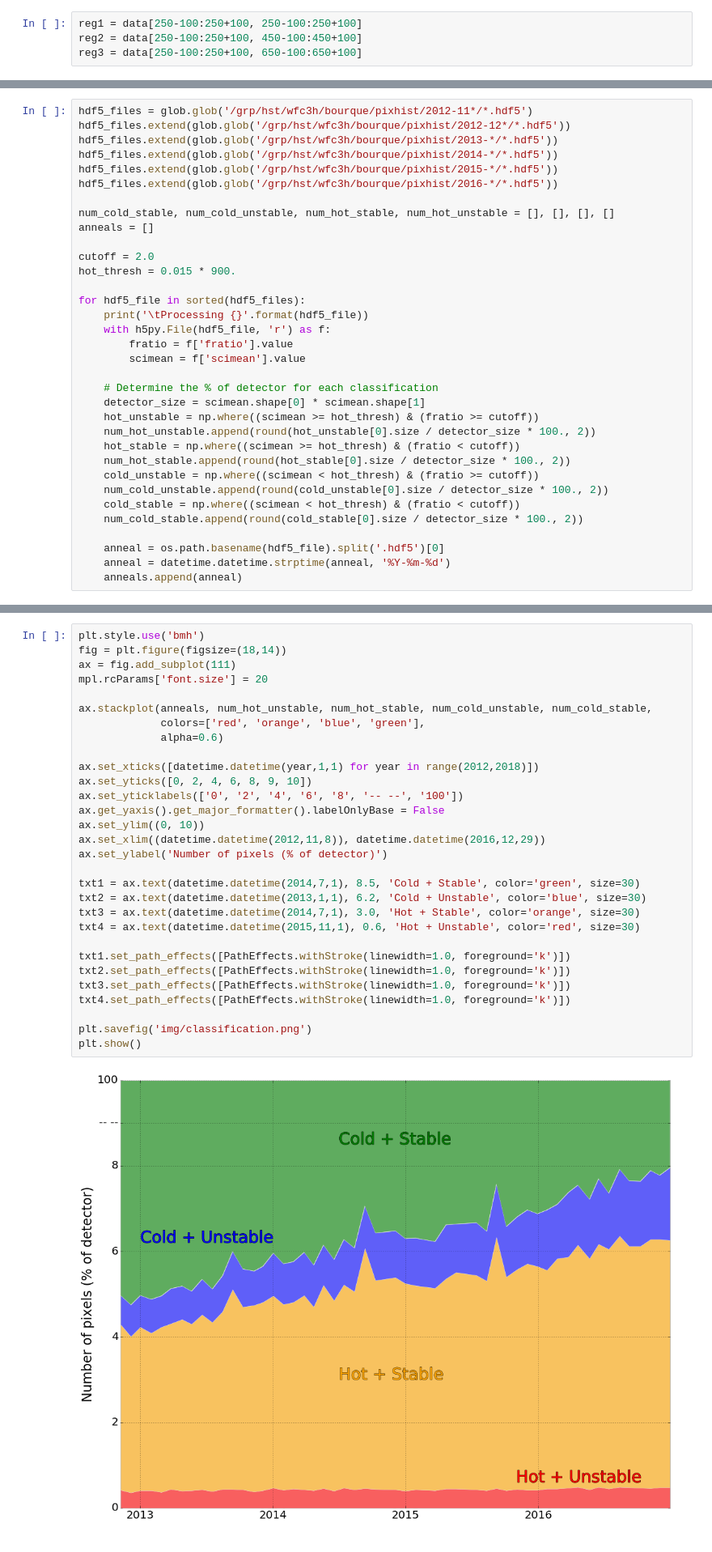
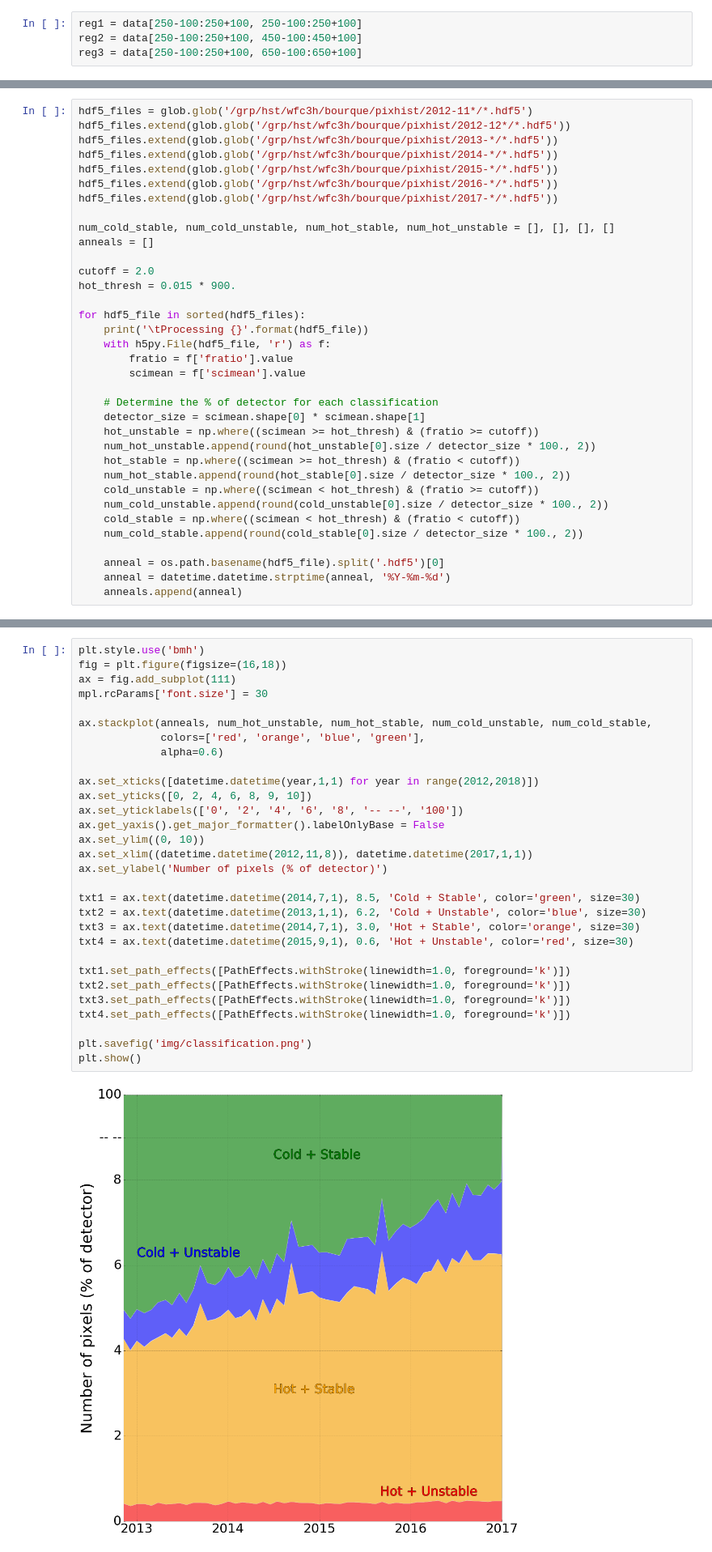
Before and after one commit to bourque/AAS-2017-Austin, a Jupyter notebook: create_figures.ipynb, the cells around one changed output, grey strips where cells are left out. Shown at 81% size. Cells and saved outputs as stored; diff of their text form.

```diff
--- a/create_figures.ipynb
+++ b/create_figures.ipynb
@@ -137,6 +138,7 @@ hdf5_files.extend(glob.glob('/grp/hst/wfc3h/bourque/pixhist/2013-*/*.hdf5'))
 hdf5_files.extend(glob.glob('/grp/hst/wfc3h/bourque/pixhist/2014-*/*.hdf5'))
 hdf5_files.extend(glob.glob('/grp/hst/wfc3h/bourque/pixhist/2015-*/*.hdf5'))
 hdf5_files.extend(glob.glob('/grp/hst/wfc3h/bourque/pixhist/2016-*/*.hdf5'))
+hdf5_files.extend(glob.glob('/grp/hst/wfc3h/bourque/pixhist/2017-*/*.hdf5'))
 
 num_cold_stable, num_cold_unstable, num_hot_stable, num_hot_unstable = [], [], [], []
 anneals = []
@@ -189,32 +191,32 @@ for hdf5_file in sorted(hdf5_files):
 # %%
 plt.style.use('bmh')
-fig = plt.figure(figsize=(18,14))
+fig = plt.figure(figsize=(16,18))
 ax = fig.add_subplot(111)
-mpl.rcParams['font.size'] = 20
+mpl.rcParams['font.size'] = 30
 
 ax.stackplot(anneals, num_hot_unstable, num_hot_stable, num_cold_unstable, num_cold_stable,
              colors=['red', 'orange', 'blue', 'green'],
              alpha=0.6)
 
 ax.set_xticks([datetime.datetime(year,1,1) for year in range(2012,2018)])
 ax.set_yticks([0, 2, 4, 6, 8, 9, 10])
 ax.set_yticklabels(['0', '2', '4', '6', '8', '-- --', '100'])
 ax.get_yaxis().get_major_formatter().labelOnlyBase = False
 ax.set_ylim((0, 10))
-ax.set_xlim((datetime.datetime(2012,11,8)), datetime.datetime(2016,12,29))
+ax.set_xlim((datetime.datetime(2012,11,8)), datetime.datetime(2017,1,1))
 ax.set_ylabel('Number of pixels (% of detector)')
 
 txt1 = ax.text(datetime.datetime(2014,7,1), 8.5, 'Cold + Stable', color='green', size=30)
 txt2 = ax.text(datetime.datetime(2013,1,1), 6.2, 'Cold + Unstable', color='blue', size=30)
 txt3 = ax.text(datetime.datetime(2014,7,1), 3.0, 'Hot + Stable', color='orange', size=30)
-txt4 = ax.text(datetime.datetime(2015,11,1), 0.6, 'Hot + Unstable', color='red', size=30)
+txt4 = ax.text(datetime.datetime(2015,9,1), 0.6, 'Hot + Unstable', color='red', size=30)
 
 txt1.set_path_effects([PathEffects.withStroke(linewidth=1.0, foreground='k')])
 txt2.set_path_effects([PathEffects.withStroke(linewidth=1.0, foreground='k')])
 txt3.set_path_effects([PathEffects.withStroke(linewidth=1.0, foreground='k')])
 txt4.set_path_effects([PathEffects.withStroke(linewidth=1.0, foreground='k')])
 
 plt.savefig('img/classification.png')
 plt.show()
 # %% [output]
-[figure, old version]
+[figure, new version]
```
Also changed, not shown: parts of 7 cells of this notebook, 3 other files.
